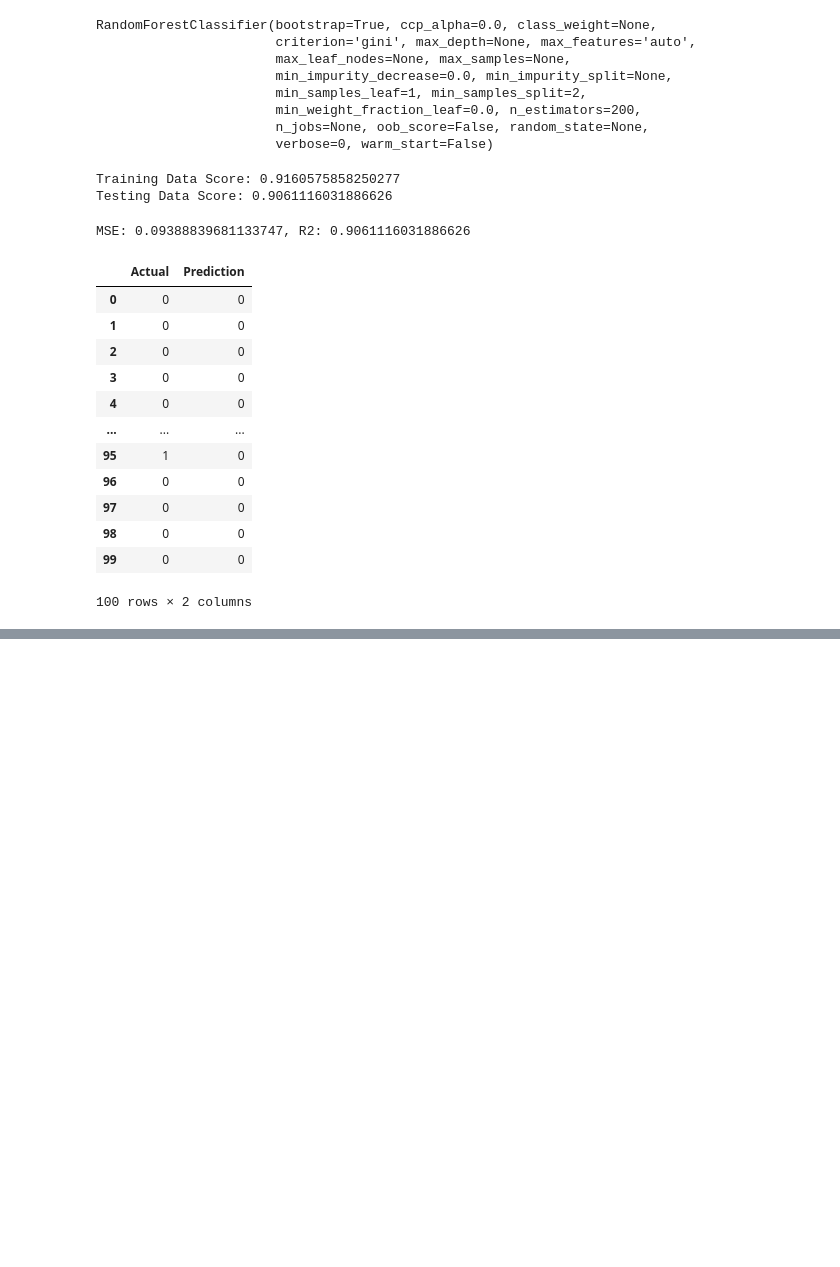
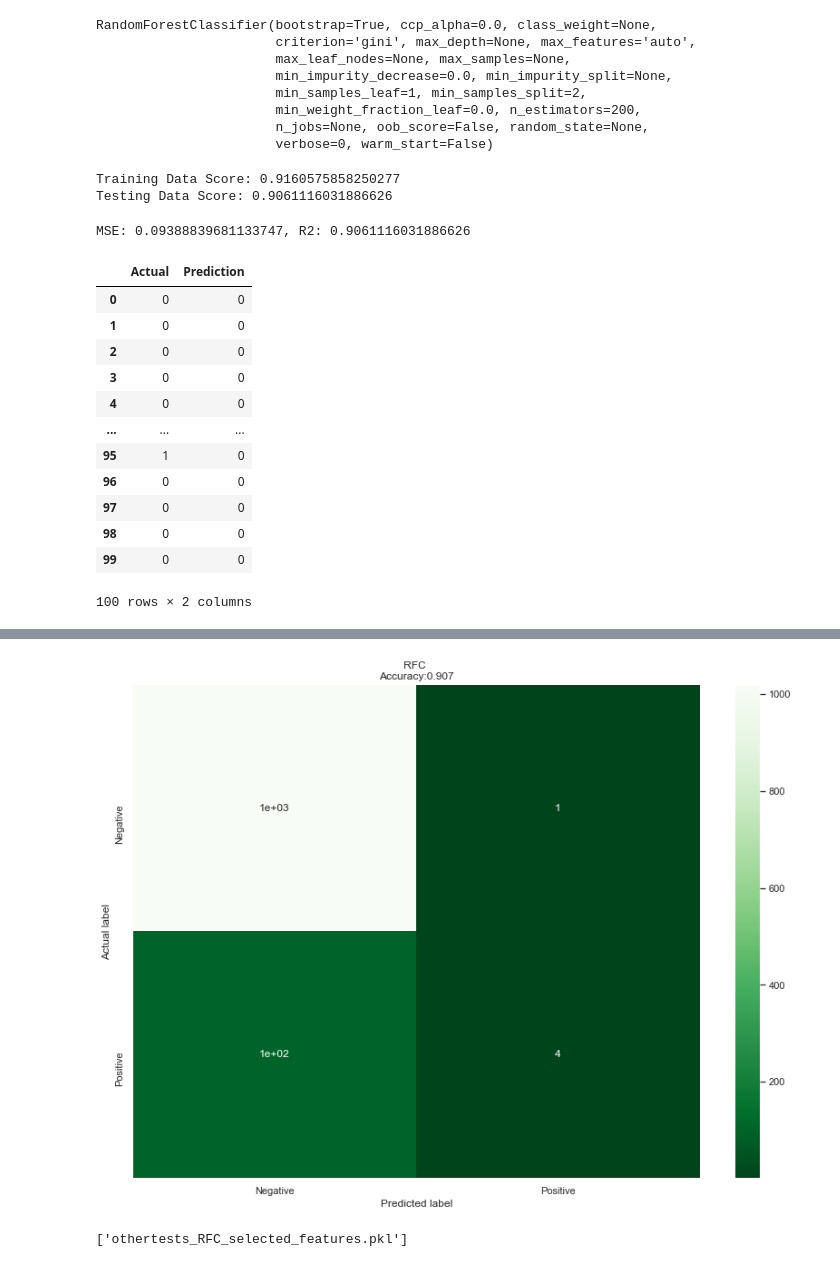
Before and after one commit to alexisperumal/ucsd_data_science_final_project, a Jupyter notebook: arun/Model_Notebook/othertests_RandomForest.ipynb, the cells around one changed output, grey strips where cells are left out. Drawn from its saved outputs; the diff is of its cells as text; code cells hidden in the pictures; blank space fills up the shorter version.

```diff
--- a/arun/Model_Notebook/othertests_RandomForest.ipynb
+++ b/arun/Model_Notebook/othertests_RandomForest.ipynb
@@ -84,3 +84,6 @@ dataset_new_2_encoding_merged.head()
 | 3 | 5 | NaN | NaN | NaN | NaN | NaN | NaN | ... |
 | 4 | 15 | NaN | NaN | NaN | NaN | NaN | NaN | ... |
 5 rows × 25 columns
+# %%
+dataset_new_2_encoding_merged_2 = dataset_new_2_encoding_merged.set_axis(['patient_age_quantile', 'neutrophils', 'urea', 'proteina_c_reativa_mg_dl', 'creatinine', 'potassium', 'sodium', 'respiratory_syncytial_virus', 'influenza_a', 'influenza_b', 'parainfluenza_1', 'coronavirusnl63', 'rhinovirus_enterovirus', 'coronavirus_hku1', 'parainfluenza_3', 'chlamydophila_pneumoniae', 'adenovirus', 'parainfluenza_4', 'coronavirus229e', 'coronavirusoc43', 'inf_a_h1n1_2009', 'bordetella_pertussis', 'metapneumovirus', 'influenza_b_rapid_test', 'influenza_a_rapid_test'], axis=1)
+dataset_new_2_encoding_merged_2.head()
@@ -203,0 +412,11 @@ df.head(100)
+# %%
+predictions_2 = tuned_model.predict(X2_test_scaled)
+
+prediction_actual_2 = {
+    'Actual': y_test,
+    'Prediction': predictions_2
+}
+
+df2 = pd.DataFrame(prediction_actual_2)
+df2 = df2.set_index('Actual').reset_index()
+df2.head(100)
@@ -203,0 +447,6 @@ df.head(100)
+# %%
+from sklearn.metrics import confusion_matrix
+from sklearn.metrics import accuracy_score
+from sklearn.metrics import classification_report
+cm = confusion_matrix(y_test, predictions_2)
+tn, fp, fn, tp = confusion_matrix(y_test, predictions_2).ravel()
@@ -203,0 +485,38 @@ df.head(100)
+# %%
+import seaborn as sns
+from sklearn.metrics import accuracy_score, confusion_matrix, precision_recall_fscore_support
+import numpy as np
+import matplotlib.pyplot as plt
+import pandas as pd
+
+
+def plot_cm(y_test,y_pred,labels):
+    # Creates a confusion matrix
+    cm = confusion_matrix(y_test, y_pred) # for the tuned model
+
+    # Transform to df for easier plotting
+    cm_df = pd.DataFrame(cm,
+                        index = labels,
+                        columns = labels)
+
+
+    plt.figure(figsize=(14,10))
+    sns.heatmap(cm_df, annot=True, cmap = "Greens_r")
+    plt.title('RFC \nAccuracy:{0:.3f}'.format(accuracy_score(y_test, y_pred)))
+    plt.ylabel('Actual label')
+    plt.xlabel('Predicted label')
+    plt.savefig('plots/cm_heatmap_othertest.png')
+    plt.show()
+
+plot_cm(y_test, predictions_2, ['Negative','Positive'])
+# %% [output]
+[figure, added]
+# %%
+#saving the model
+# you can you import cPickle as well to save the model
+from sklearn.externals import joblib
+
+# Save the trained model to a file
+joblib.dump(tuned_model, 'othertests_RFC_selected_features.pkl')
+# %% [output]
+['othertests_RFC_selected_features.pkl']
```
Also changed, not shown: parts of 20 cells of this notebook, 10 other files.
